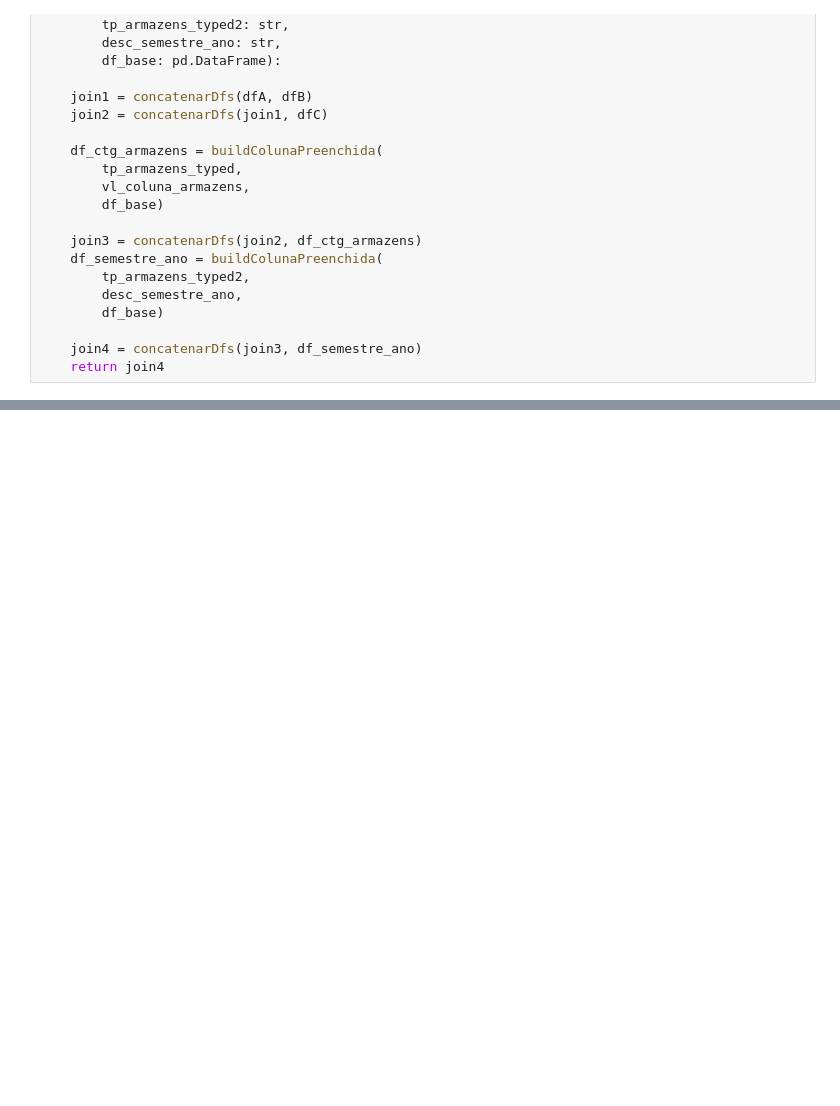
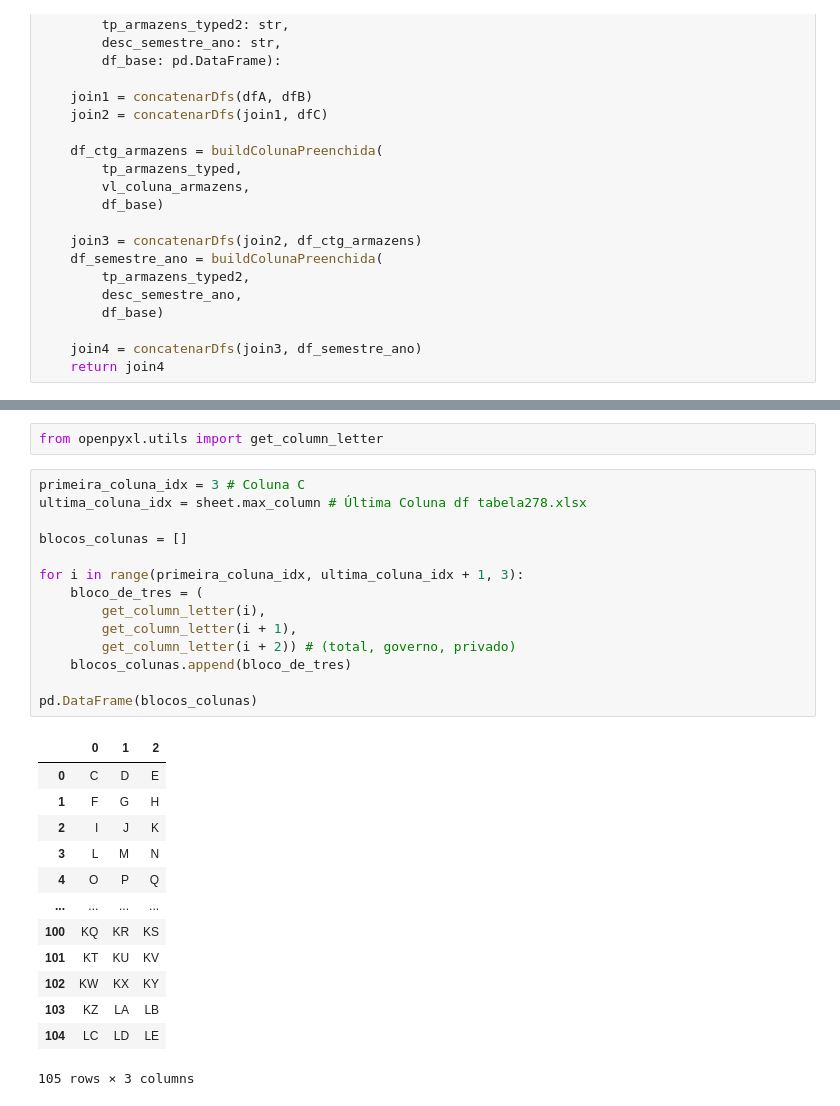
Before and after one commit to Megalonnix/Projeto_Integrador_-PI-_2sem2025, a Jupyter notebook: notebooks/scripts/analiseTabela278.ipynb, the cells around one changed output, grey strips where cells are left out. Cells and saved outputs as stored; diff of their text form; blank space fills up the shorter version.

Commit message:
Terminando  automação processamento tabela278.xlsx

```diff
--- a/notebooks/scripts/analiseTabela278.ipynb
+++ b/notebooks/scripts/analiseTabela278.ipynb
@@ -473,0 +497,30 @@ merge_total_governo_privado_tpArmazem_dt_registro(
+# %%
+from openpyxl.utils import get_column_letter
+# %%
+primeira_coluna_idx = 3 # Coluna C
+ultima_coluna_idx = sheet.max_column # Última Coluna df tabela278.xlsx
+
+blocos_colunas = []
+
+for i in range(primeira_coluna_idx, ultima_coluna_idx + 1, 3):
+    bloco_de_tres = (
+        get_column_letter(i),
+        get_column_letter(i + 1),
+        get_column_letter(i + 2)) # (total, governo, privado)
+    blocos_colunas.append(bloco_de_tres)
+
+pd.DataFrame(blocos_colunas)
+# %% [output]
+|  | 0 | 1 | 2 |
+| 0 | C | D | E |
+| 1 | F | G | H |
+| 2 | I | J | K |
+| 3 | L | M | N |
+| 4 | O | P | Q |
+| ... | ... | ... | ... |
+| 100 | KQ | KR | KS |
+| 101 | KT | KU | KV |
+| 102 | KW | KX | KY |
+| 103 | KZ | LA | LB |
+| 104 | LC | LD | LE |
+105 rows × 3 columns
```
Also changed, not shown: parts of 4 cells of this notebook, 2 other files.
